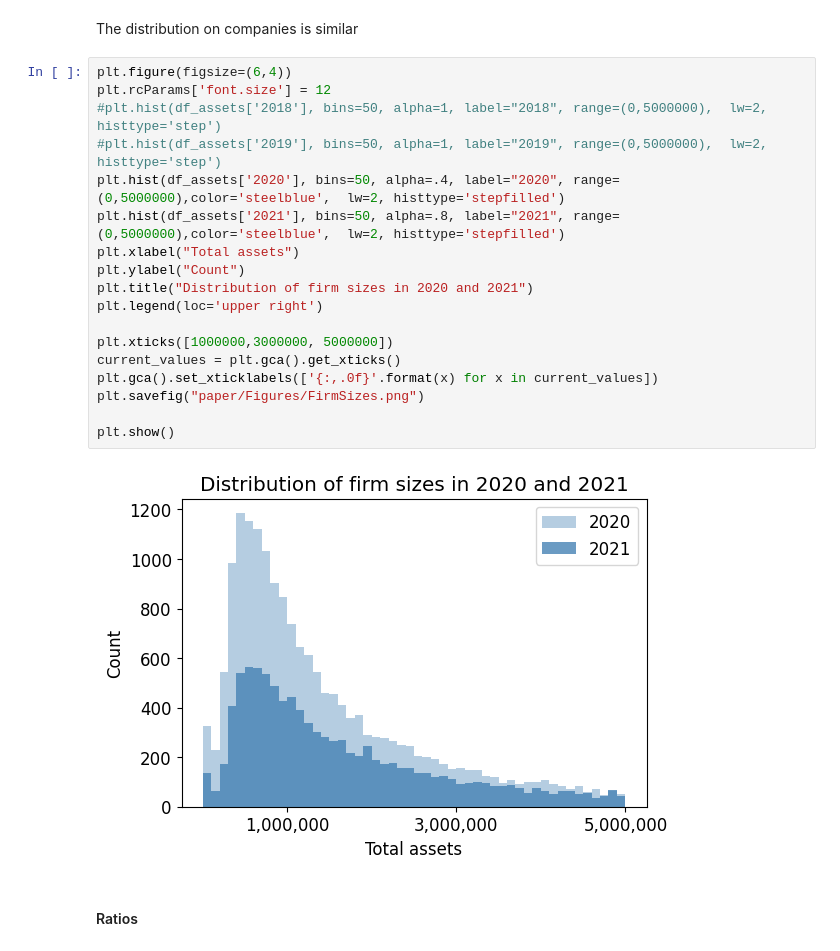
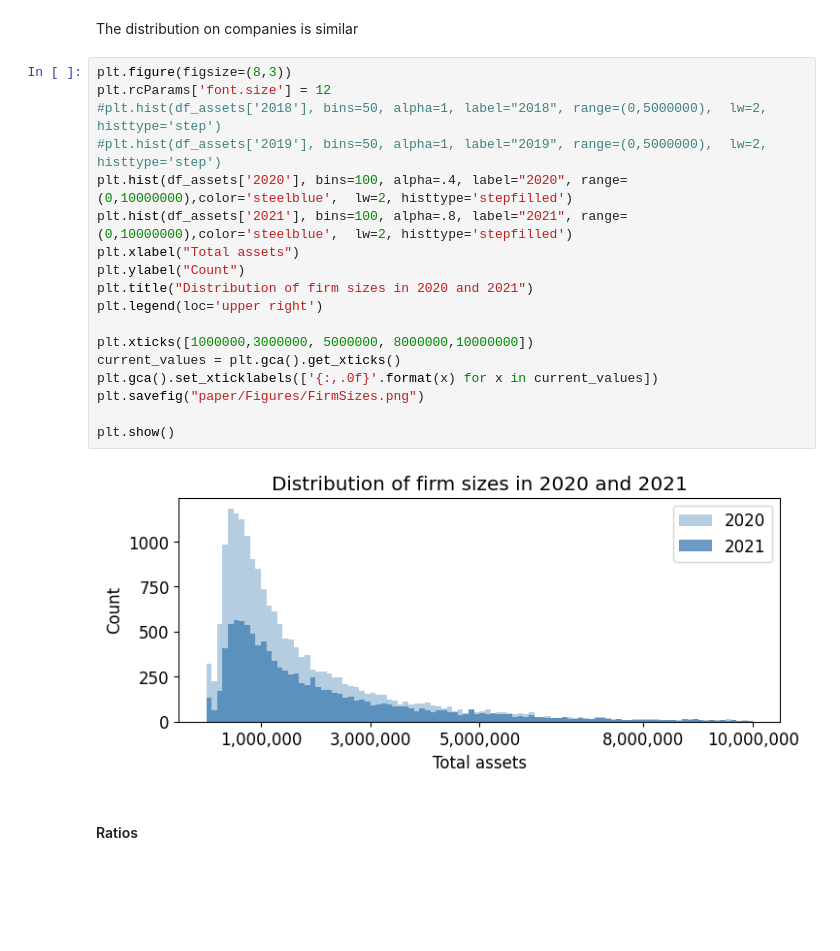
Before and after one commit to m-schildt/AAA, a Jupyter notebook: 4_data_merge.ipynb, the cells around one changed output. Cells and saved outputs as stored; diff of their text form; blank space fills up the shorter version.

```diff
--- a/4_data_merge.ipynb
+++ b/4_data_merge.ipynb
@@ -301,25 +301,25 @@ df_assets = merged_df.assets.droplevel(1, axis=1)
 # %% [markdown]
 The distribution on companies is similar
 # %%
-plt.figure(figsize=(6,4))
+plt.figure(figsize=(8,3))
 plt.rcParams['font.size'] = 12
 #plt.hist(df_assets['2018'], bins=50, alpha=1, label="2018", range=(0,5000000),  lw=2, histtype='step')
 #plt.hist(df_assets['2019'], bins=50, alpha=1, label="2019", range=(0,5000000),  lw=2, histtype='step')
-plt.hist(df_assets['2020'], bins=50, alpha=.4, label="2020", range=(0,5000000),color='steelblue',  lw=2, histtype='stepfilled')
-plt.hist(df_assets['2021'], bins=50, alpha=.8, label="2021", range=(0,5000000),color='steelblue',  lw=2, histtype='stepfilled')
+plt.hist(df_assets['2020'], bins=100, alpha=.4, label="2020", range=(0,10000000),color='steelblue',  lw=2, histtype='stepfilled')
+plt.hist(df_assets['2021'], bins=100, alpha=.8, label="2021", range=(0,10000000),color='steelblue',  lw=2, histtype='stepfilled')
 plt.xlabel("Total assets")
 plt.ylabel("Count")
 plt.title("Distribution of firm sizes in 2020 and 2021")
 plt.legend(loc='upper right')
 
-plt.xticks([1000000,3000000, 5000000])
+plt.xticks([1000000,3000000, 5000000, 8000000,10000000])
 current_values = plt.gca().get_xticks()
 plt.gca().set_xticklabels(['{:,.0f}'.format(x) for x in current_values])
 plt.savefig("paper/Figures/FirmSizes.png")
 
 plt.show()
 # %% [output]
-[figure, old version]
+[figure, new version]
 # %% [markdown]
 #### Ratios
 # %%
```
Also changed, not shown: 24 other files.
